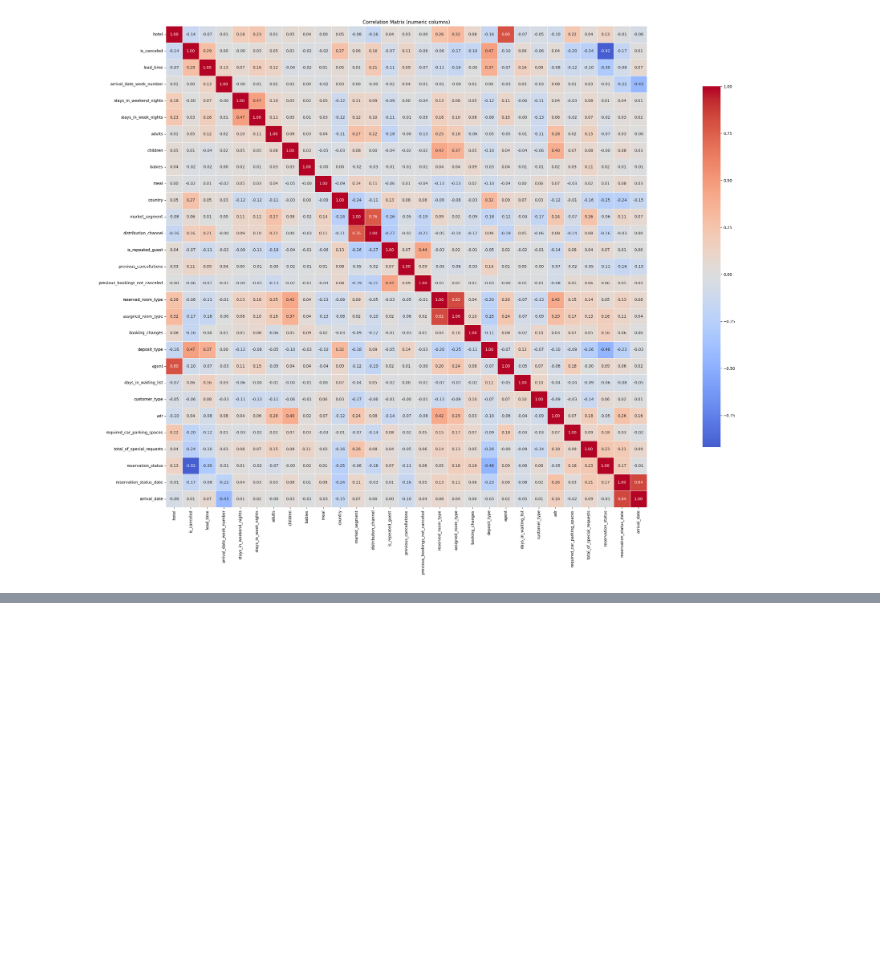
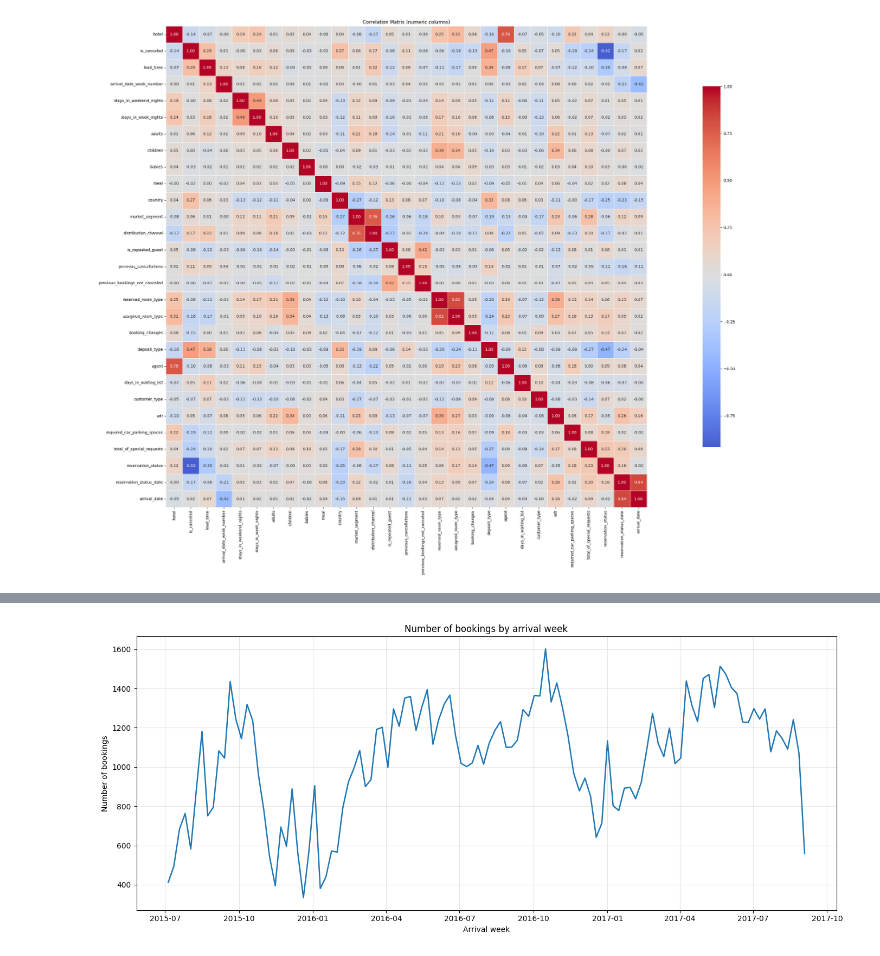
Before and after one commit to Kraszuuu/HotelBookingDemand, a Jupyter notebook: main.ipynb, the cells around one changed output, grey strips where cells are left out. Saved outputs shown, nothing was run; the diff lists cells and outputs as text; code cells hidden in the pictures; blank space fills up the shorter version.

```diff
--- a/main.ipynb
+++ b/main.ipynb
@@ -226,0 +303,13 @@ printComputationMatrix(ds)
+# %%
+arrival_week_counts = ds.set_index('arrival_date').resample('W').size()
+
+fig, ax = plt.subplots(figsize=(14, 6))
+ax.plot(arrival_week_counts.index, arrival_week_counts.values, linewidth=1.8)
+ax.set_title('Number of bookings by arrival week')
+ax.set_xlabel('Arrival week')
+ax.set_ylabel('Number of bookings')
+ax.grid(alpha=0.3)
+plt.tight_layout()
+plt.show()
+# %% [output]
+[figure, added]
```
Also changed, not shown: parts of 9 cells of this notebook.
